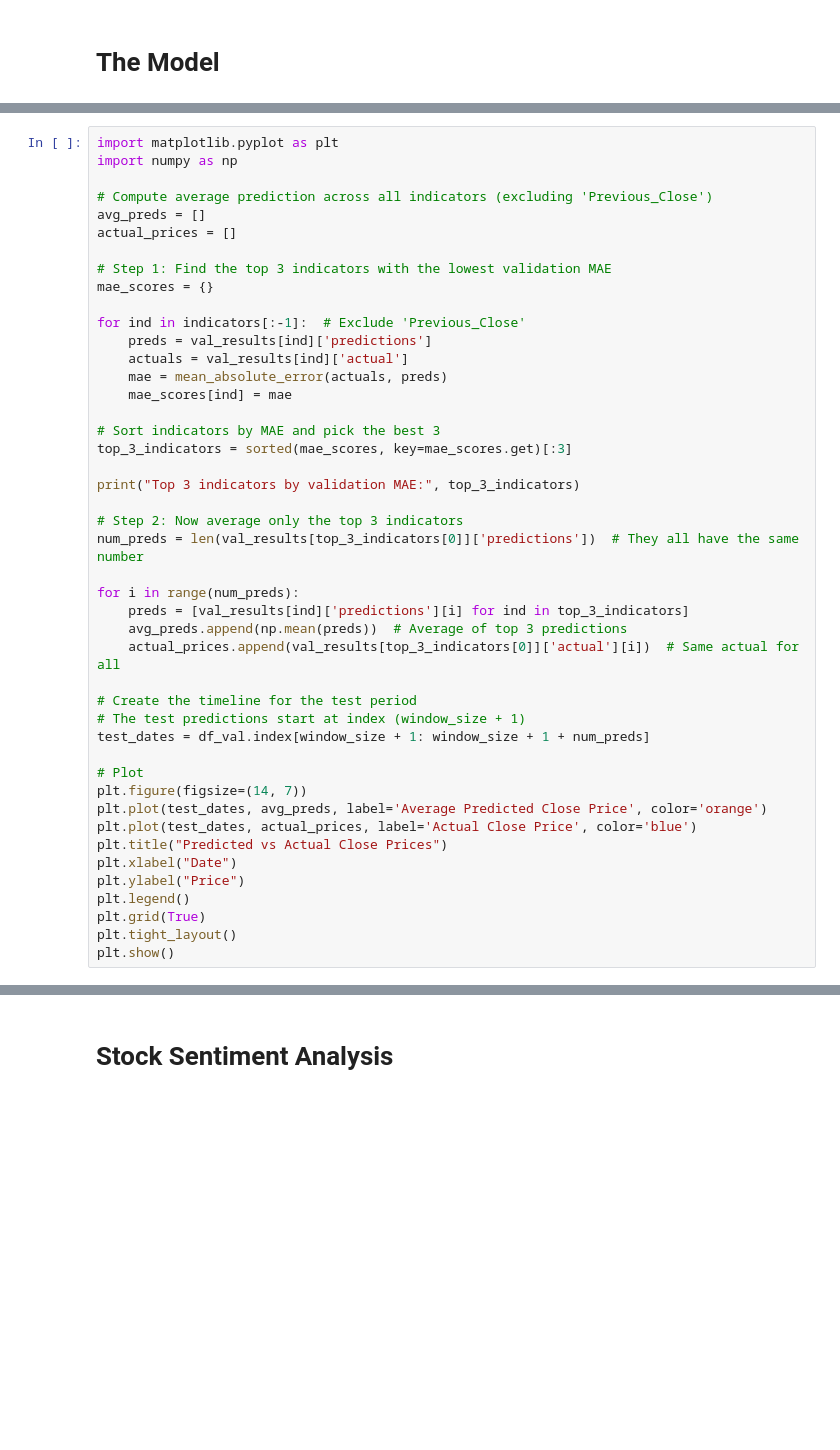
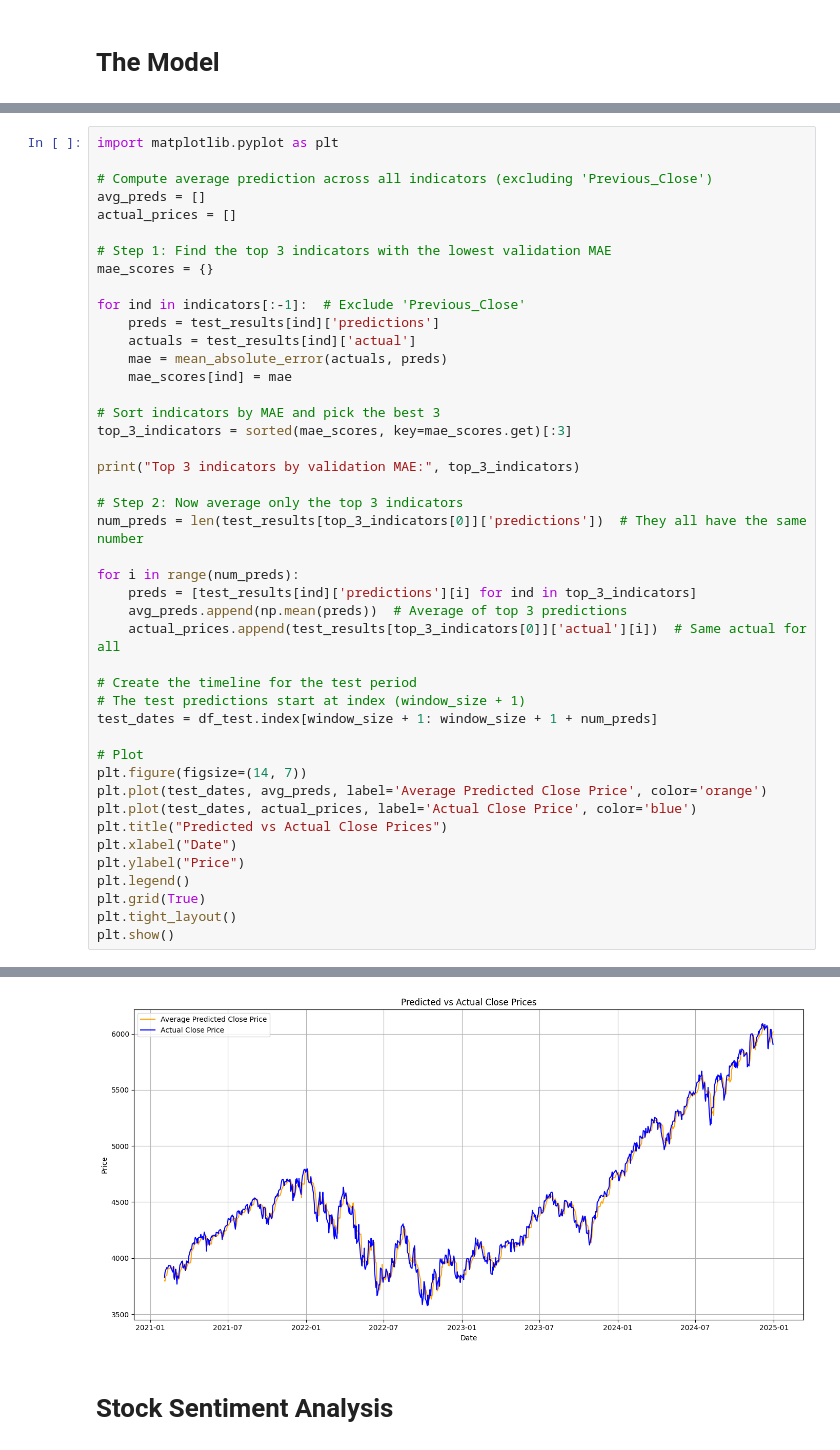
Before and after one commit to tashatrbl/COMP3071-Designing-Intelligent-Agent-Coursework, a Jupyter notebook: TradingBot.ipynb, the cells around one changed output, grey strips where cells are left out. Cells and saved outputs as stored; diff of their text form; blank space fills up the shorter version.

Commit message:
Updated trading bot
fixed trading bots and prediction model

```diff
--- a/TradingBot.ipynb
+++ b/TradingBot.ipynb
@@ -255,6 +299,5 @@ for indicator in indicators[:-1]:
 # %%
 import matplotlib.pyplot as plt
-import numpy as np
 
 # Compute average prediction across all indicators (excluding 'Previous_Close')
 avg_preds = []
@@ -264,8 +307,8 @@ actual_prices = []
 mae_scores = {}
 
 for ind in indicators[:-1]:  # Exclude 'Previous_Close'
-    preds = val_results[ind]['predictions']
-    actuals = val_results[ind]['actual']
+    preds = test_results[ind]['predictions']
+    actuals = test_results[ind]['actual']
     mae = mean_absolute_error(actuals, preds)
     mae_scores[ind] = mae
 
@@ -275,16 +318,16 @@ top_3_indicators = sorted(mae_scores, key=mae_scores.get)[:3]
 print("Top 3 indicators by validation MAE:", top_3_indicators)
 
 # Step 2: Now average only the top 3 indicators
-num_preds = len(val_results[top_3_indicators[0]]['predictions'])  # They all have the same number
+num_preds = len(test_results[top_3_indicators[0]]['predictions'])  # They all have the same number
 
 for i in range(num_preds):
-    preds = [val_results[ind]['predictions'][i] for ind in top_3_indicators]
+    preds = [test_results[ind]['predictions'][i] for ind in top_3_indicators]
     avg_preds.append(np.mean(preds))  # Average of top 3 predictions
-    actual_prices.append(val_results[top_3_indicators[0]]['actual'][i])  # Same actual for all
+    actual_prices.append(test_results[top_3_indicators[0]]['actual'][i])  # Same actual for all
 
 # Create the timeline for the test period
 # The test predictions start at index (window_size + 1)
-test_dates = df_val.index[window_size + 1: window_size + 1 + num_preds]
+test_dates = df_test.index[window_size + 1: window_size + 1 + num_preds]
 
 # Plot
 plt.figure(figsize=(14, 7))
@@ -297,3 +340,4 @@ plt.legend()
 plt.grid(True)
 plt.tight_layout()
 plt.show()
+# %% [output]
@@ -300,3 +345,4 @@ plt.show()
+[figure, added]
 # %% [markdown]
 # Stock Sentiment Analysis
 # %%
```
Also changed, not shown: parts of 18 cells of this notebook.
